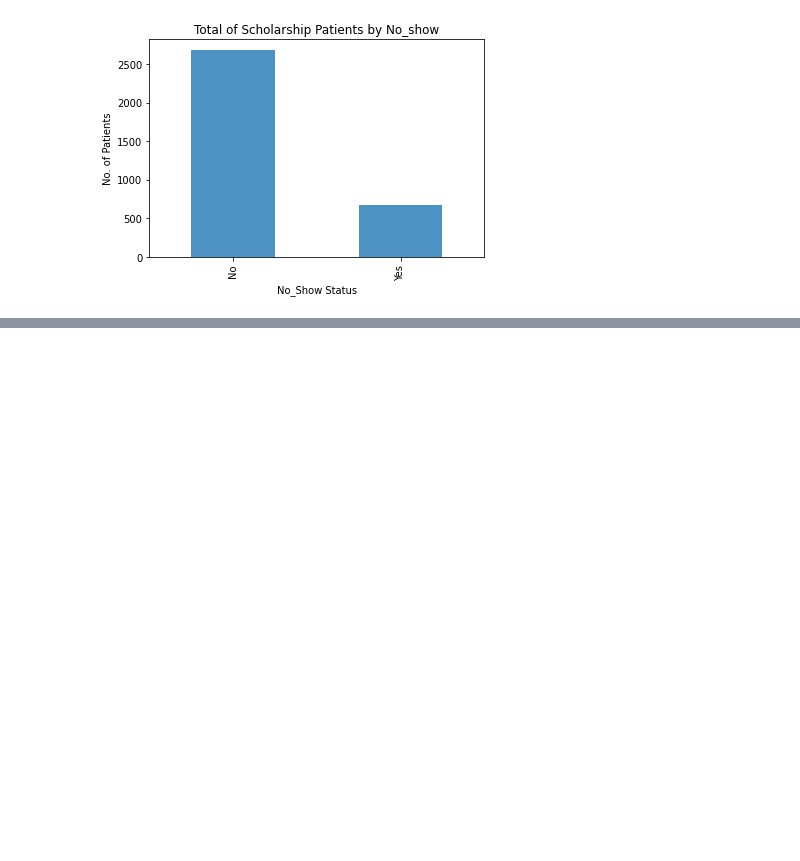
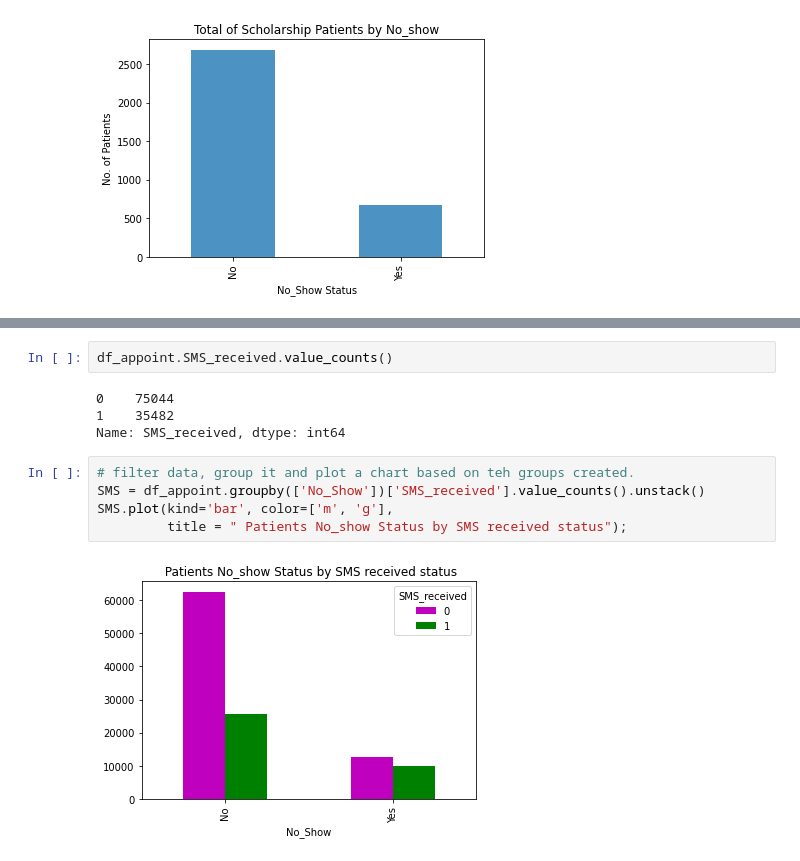
Before and after one commit to 3liud/Investigating_appointment_no_show_dataset, a Jupyter notebook: investigating_appointment_no_show_dataset.ipynb, the cells around one changed output, grey strips where cells are left out. Drawn from its saved outputs; the diff is of its cells as text; blank space fills up the shorter version.

```diff
--- a/investigating_appointment_no_show_dataset.ipynb
+++ b/investigating_appointment_no_show_dataset.ipynb
@@ -258 +280,14 @@ Name: No_Show, dtype: int64
+# %%
+df_appoint.SMS_received.value_counts()
+# %% [output]
+0    75044
+1    35482
+Name: SMS_received, dtype: int64
+# %%
+# filter data, group it and plot a chart based on teh groups created.
+SMS = df_appoint.groupby(['No_Show'])['SMS_received'].value_counts().unstack()
+SMS.plot(kind='bar', color=['m', 'g'],
+         title = " Patients No_show Status by SMS received status");
+# %% [output]
+[figure, added]
 # %%
```
Also changed, not shown: parts of 15 cells of this notebook.
